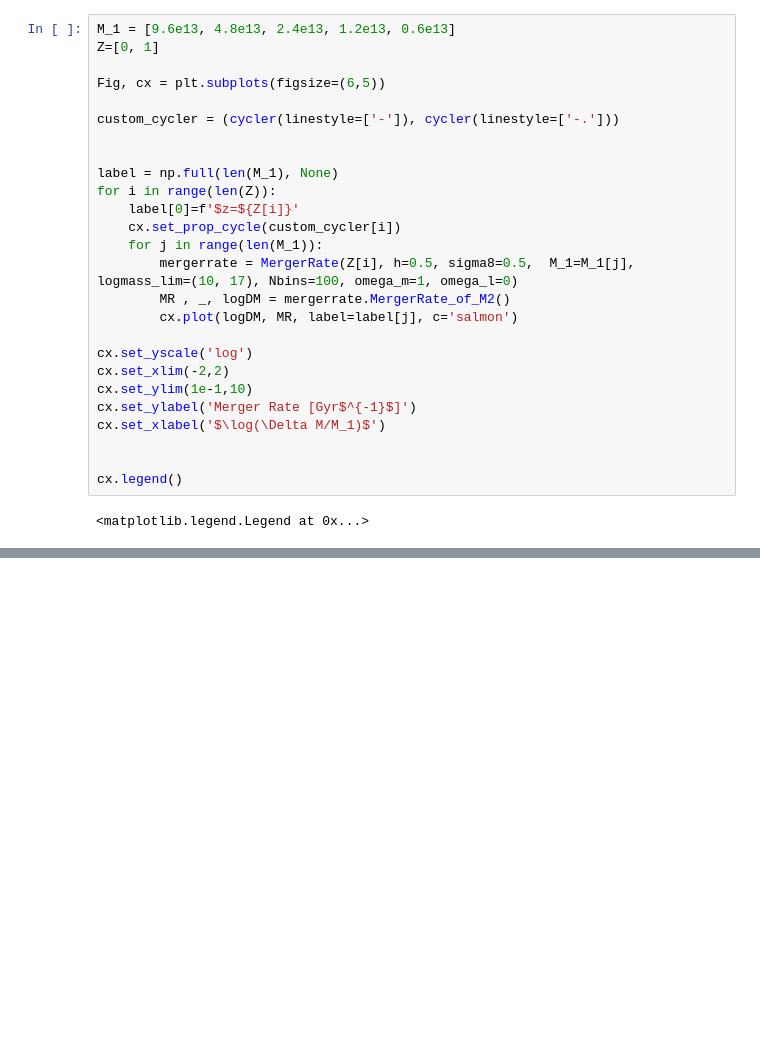
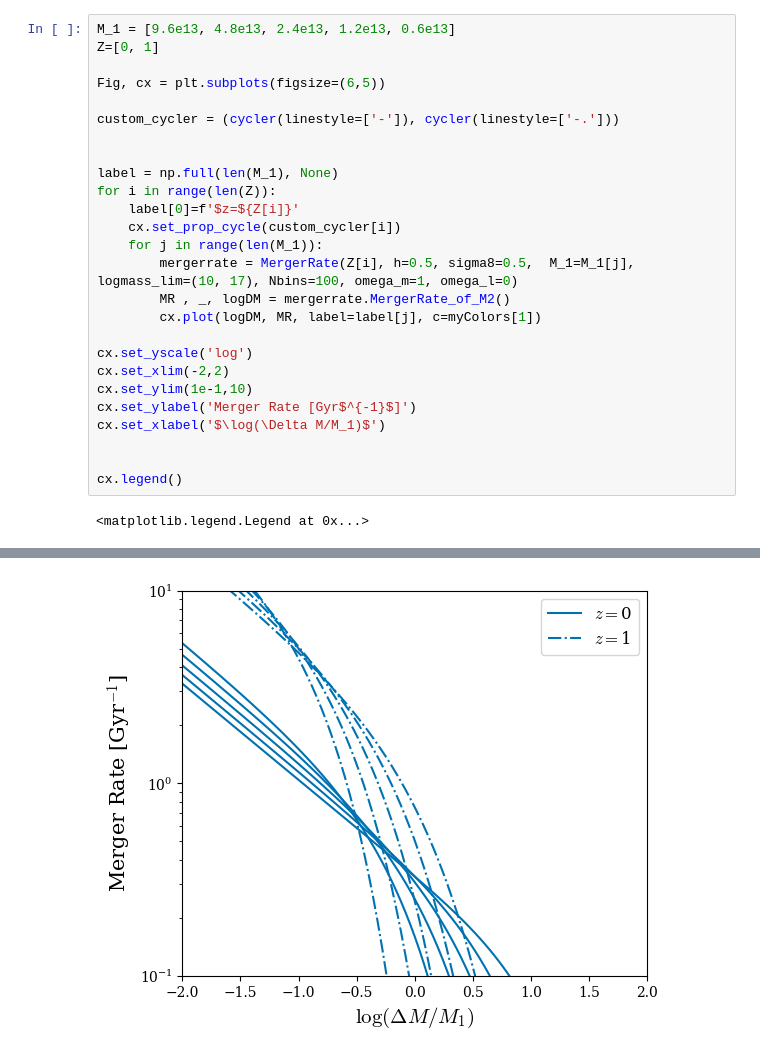
Before and after one commit to antoninvapa/Masters-Project, a Jupyter notebook: PS_output.ipynb, the cells around one changed output, grey strips where cells are left out. Saved outputs shown, nothing was run; the diff lists cells and outputs as text; blank space fills up the shorter version.

```diff
--- a/PS_output.ipynb
+++ b/PS_output.ipynb
@@ -123,7 +135,7 @@ for i in range(len(Z)):
     for j in range(len(M_1)):
         mergerrate = MergerRate(Z[i], h=0.5, sigma8=0.5,  M_1=M_1[j], logmass_lim=(10, 17), Nbins=100, omega_m=1, omega_l=0)
         MR , _, logDM = mergerrate.MergerRate_of_M2()
-        cx.plot(logDM, MR, label=label[j], c='salmon')
+        cx.plot(logDM, MR, label=label[j], c=myColors[1])
 
 cx.set_yscale('log')
 cx.set_xlim(-2,2)
@@ -139,2 +150,3 @@ cx.legend()
+[figure, added]
 # %%
 Merge = MergerRate(0)
```
Also changed, not shown: parts of 8 cells of this notebook.
